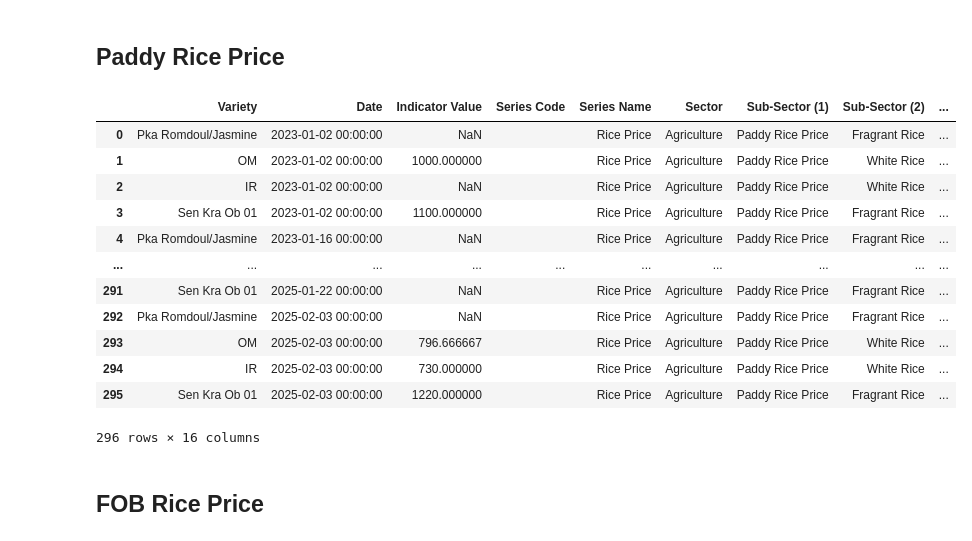
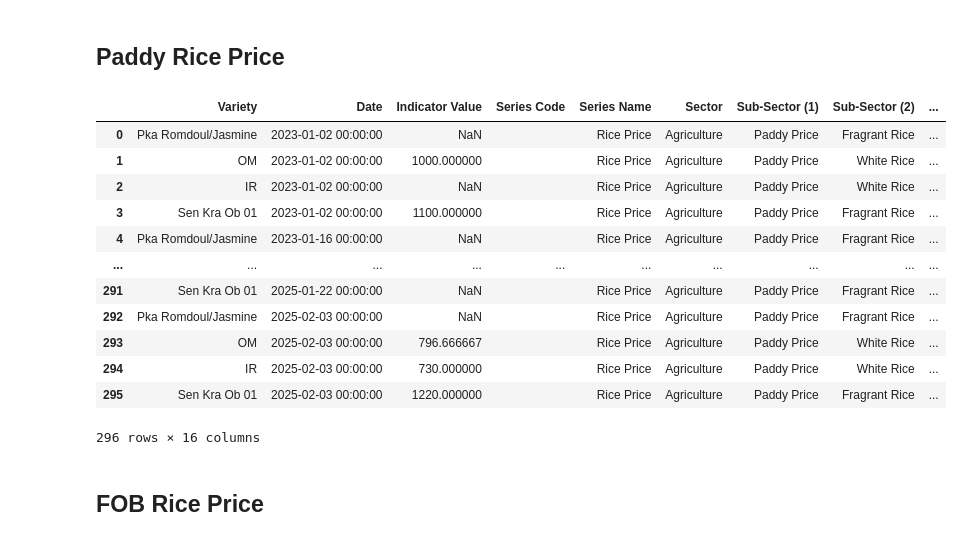
Before and after one commit to whatanakKean/cdri-data-hub-web-view, a Jupyter notebook: src/etl/experiments.ipynb, the cells around one changed output. Saved outputs shown, nothing was run; the diff lists cells and outputs as text; code cells hidden in the pictures.

Commit message:
Add Rice Price

```diff
--- a/src/etl/experiments.ipynb
+++ b/src/etl/experiments.ipynb
@@ -82,45 +82,45 @@ import pandas as pd
 import sqlite3
 
 # Step 1: Read the data
 data = pd.read_excel("./raw agriculture & economic/Rice Price_v4a.xlsx", sheet_name="Whatanak Paddy Rice Price")
 
 paddy_rice_price = data.melt(id_vars=["Variety"], var_name="Date", value_name="Indicator Value")
 
 # Add Columns
 paddy_rice_price["Series Code"] = ""
 paddy_rice_price["Series Name"] = "Rice Price"
 paddy_rice_price["Sector"] = "Agriculture"
-paddy_rice_price["Sub-Sector (1)"] = "Paddy Rice Price"
+paddy_rice_price["Sub-Sector (1)"] = "Paddy Price"
 paddy_rice_price["Sub-Sector (2)"] = paddy_rice_price["Variety"].apply(
     lambda x: "Fragrant Rice" if x in ["Sen Kra Ob 01", "Pka Romdoul/Jasmine"]
               else ("White Rice" if x in ["OM", "IR"]
                     else "")
 )
 paddy_rice_price["Source"] = ""
 paddy_rice_price["Latitude"] = ""
 paddy_rice_price["Longtitude"] = ""
 paddy_rice_price["Indicator"] = "Price"
 paddy_rice_price["Indicator Unit"] = "Riels/Kg"
 
 paddy_rice_price["Province"] = ""
 paddy_rice_price["Markets"] = ""
 paddy_rice_price["Pro code"] = ""
 
 
 paddy_rice_price
 # %% [output]
 |  | Variety | Date | Indicator Value | Series Code | Series Name | Sector | Sub-Sector (1) | Sub-Sector (2) | ... |
-| 0 | Pka Romdoul/Jasmine | 2023-01-02 00:00:00 | NaN |  | Rice Price | Agriculture | Paddy Rice Price | Fragrant Rice | ... |
-| 1 | OM | 2023-01-02 00:00:00 | 1000.000000 |  | Rice Price | Agriculture | Paddy Rice Price | White Rice | ... |
-| 2 | IR | 2023-01-02 00:00:00 | NaN |  | Rice Price | Agriculture | Paddy Rice Price | White Rice | ... |
-| 3 | Sen Kra Ob 01 | 2023-01-02 00:00:00 | 1100.000000 |  | Rice Price | Agriculture | Paddy Rice Price | Fragrant Rice | ... |
-| 4 | Pka Romdoul/Jasmine | 2023-01-16 00:00:00 | NaN |  | Rice Price | Agriculture | Paddy Rice Price | Fragrant Rice | ... |
+| 0 | Pka Romdoul/Jasmine | 2023-01-02 00:00:00 | NaN |  | Rice Price | Agriculture | Paddy Price | Fragrant Rice | ... |
+| 1 | OM | 2023-01-02 00:00:00 | 1000.000000 |  | Rice Price | Agriculture | Paddy Price | White Rice | ... |
+| 2 | IR | 2023-01-02 00:00:00 | NaN |  | Rice Price | Agriculture | Paddy Price | White Rice | ... |
+| 3 | Sen Kra Ob 01 | 2023-01-02 00:00:00 | 1100.000000 |  | Rice Price | Agriculture | Paddy Price | Fragrant Rice | ... |
+| 4 | Pka Romdoul/Jasmine | 2023-01-16 00:00:00 | NaN |  | Rice Price | Agriculture | Paddy Price | Fragrant Rice | ... |
 | ... | ... | ... | ... | ... | ... | ... | ... | ... | ... |
-| 291 | Sen Kra Ob 01 | 2025-01-22 00:00:00 | NaN |  | Rice Price | Agriculture | Paddy Rice Price | Fragrant Rice | ... |
-| 292 | Pka Romdoul/Jasmine | 2025-02-03 00:00:00 | NaN |  | Rice Price | Agriculture | Paddy Rice Price | Fragrant Rice | ... |
-| 293 | OM | 2025-02-03 00:00:00 | 796.666667 |  | Rice Price | Agriculture | Paddy Rice Price | White Rice | ... |
-| 294 | IR | 2025-02-03 00:00:00 | 730.000000 |  | Rice Price | Agriculture | Paddy Rice Price | White Rice | ... |
-| 295 | Sen Kra Ob 01 | 2025-02-03 00:00:00 | 1220.000000 |  | Rice Price | Agriculture | Paddy Rice Price | Fragrant Rice | ... |
+| 291 | Sen Kra Ob 01 | 2025-01-22 00:00:00 | NaN |  | Rice Price | Agriculture | Paddy Price | Fragrant Rice | ... |
+| 292 | Pka Romdoul/Jasmine | 2025-02-03 00:00:00 | NaN |  | Rice Price | Agriculture | Paddy Price | Fragrant Rice | ... |
+| 293 | OM | 2025-02-03 00:00:00 | 796.666667 |  | Rice Price | Agriculture | Paddy Price | White Rice | ... |
+| 294 | IR | 2025-02-03 00:00:00 | 730.000000 |  | Rice Price | Agriculture | Paddy Price | White Rice | ... |
+| 295 | Sen Kra Ob 01 | 2025-02-03 00:00:00 | 1220.000000 |  | Rice Price | Agriculture | Paddy Price | Fragrant Rice | ... |
 296 rows × 16 columns
 # %% [markdown]
 ## FOB Rice Price
```
Also changed, not shown: parts of 3 cells of this notebook, 11 other files.
